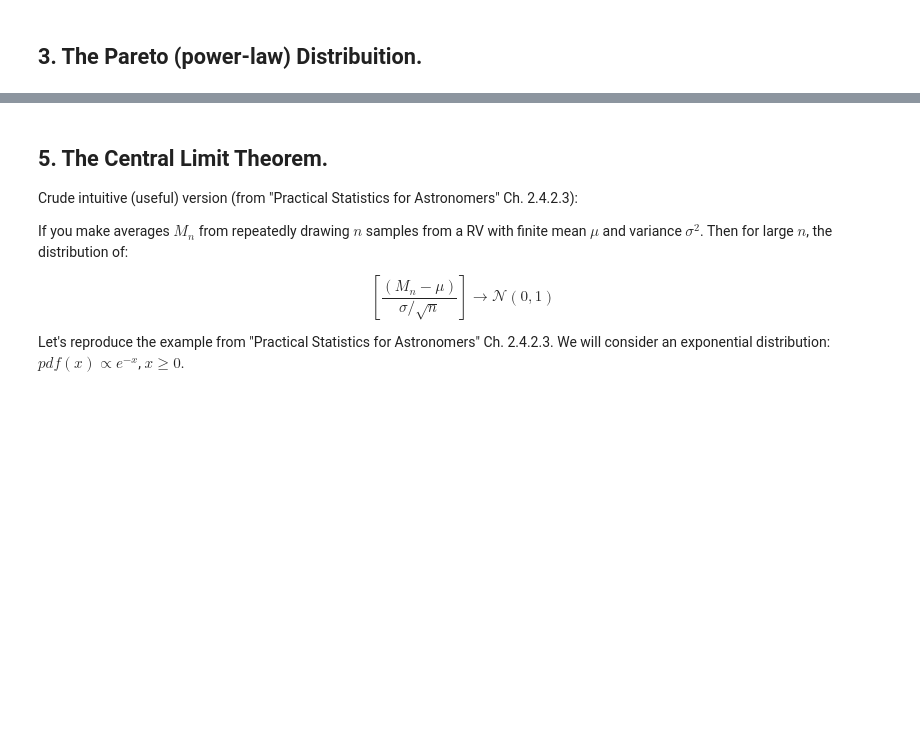
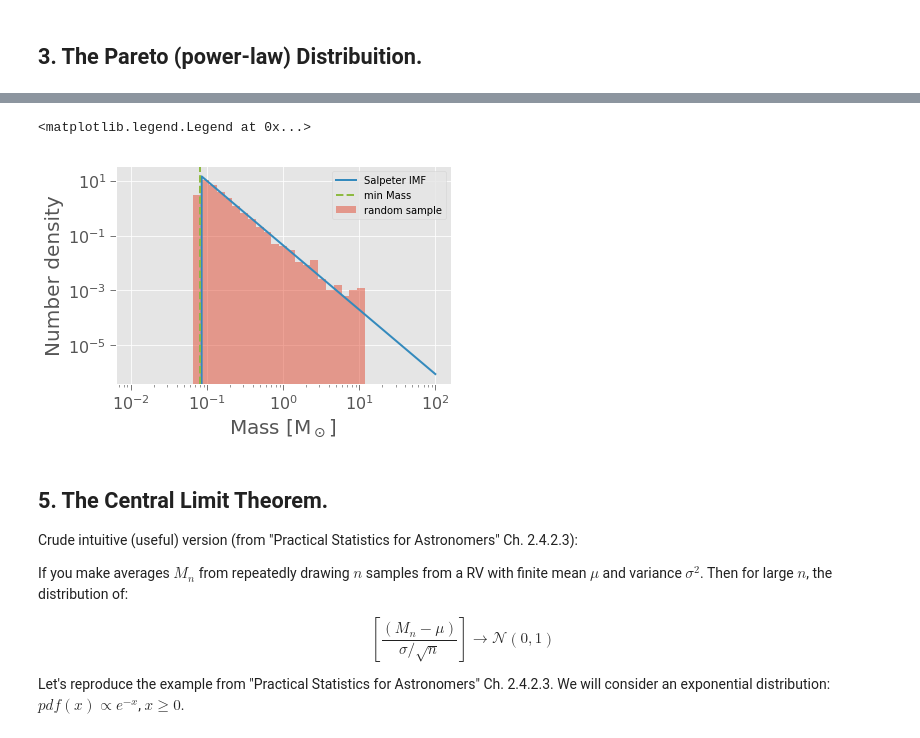
Before and after one commit to thevalentino/AS450-astroinformatica, a Jupyter notebook: 02-Common Distributions in Astronomy.ipynb, the cells around one changed output, grey strips where cells are left out. Saved outputs shown, nothing was run; the diff lists cells and outputs as text; code cells hidden in the pictures; blank space fills up the shorter version.

Commit message:
Adds discussion of Pareto

```diff
--- a/02-Common Distributions in Astronomy.ipynb
+++ b/02-Common Distributions in Astronomy.ipynb
@@ -219,3 +229,31 @@ There are other cases of interest that we will explore further when talking abou
+# %%
+from scipy.stats import pareto
+
+b = 1.35
+min_mass = 0.08 # solar masses, less than that and you cannot have fusion
+
+pareto_rv = pareto(b, loc=0, scale=min_mass)
+M_sample = pareto_rv.rvs(size=1000)
+# %%
+M_to_plot = np.logspace(-2, 2, 100)
+
+plt.hist(M_sample, density=True, bins=np.logspace(-2, 2, 40), alpha=0.5,
+         label='random sample')
+
+# plt.plot(M_to_plot, b / M_to_plot**(b+1) * 0.08**b, color=red)
+plt.plot(M_to_plot, pareto_rv.pdf(M_to_plot), color=blue, label='Salpeter IMF')
+
+plt.axvline(min_mass, ls='--', color=green, label='min Mass')
+
+plt.xscale('log')
+plt.yscale('log')
+
+plt.xlabel('Mass [M$_\odot$]')
+plt.ylabel('Number density')
+plt.legend()
+# %% [output]
+<matplotlib.legend.Legend at 0x...>
+[figure, added]
 # %% [markdown]
 ## 5. The Central Limit Theorem.
 
```
Also changed, not shown: parts of 4 cells of this notebook.
